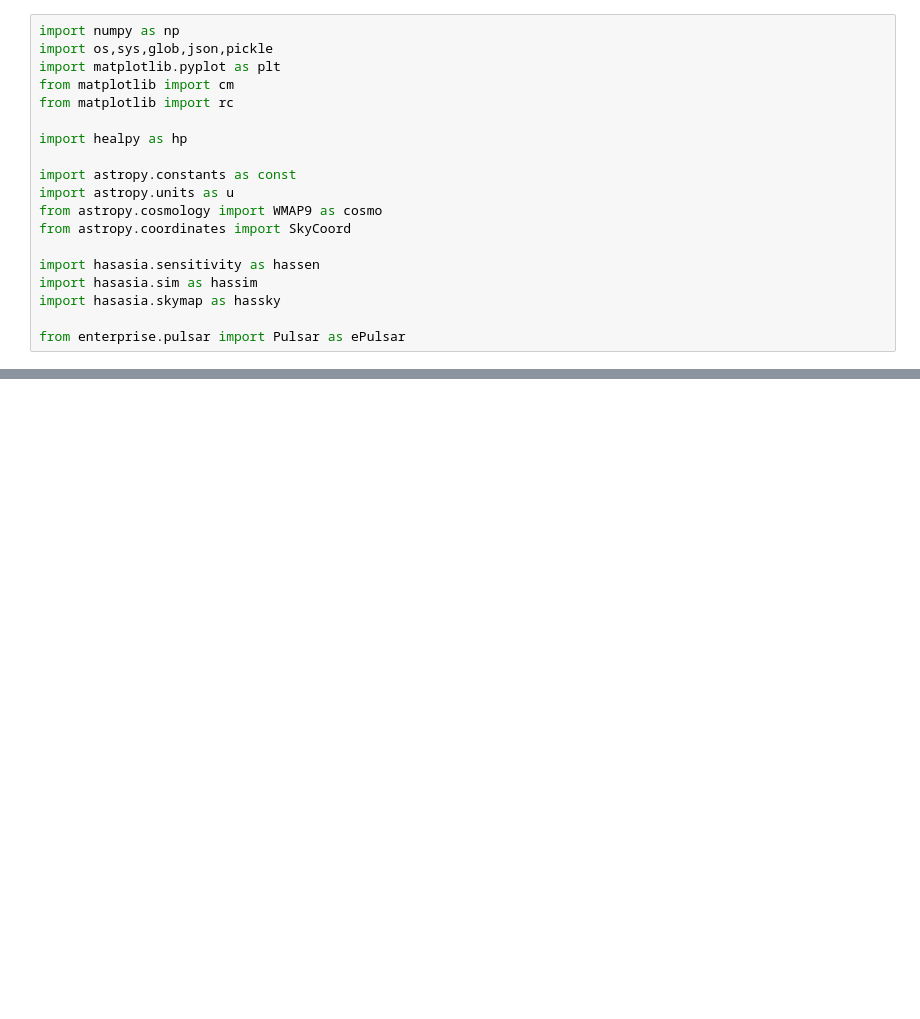
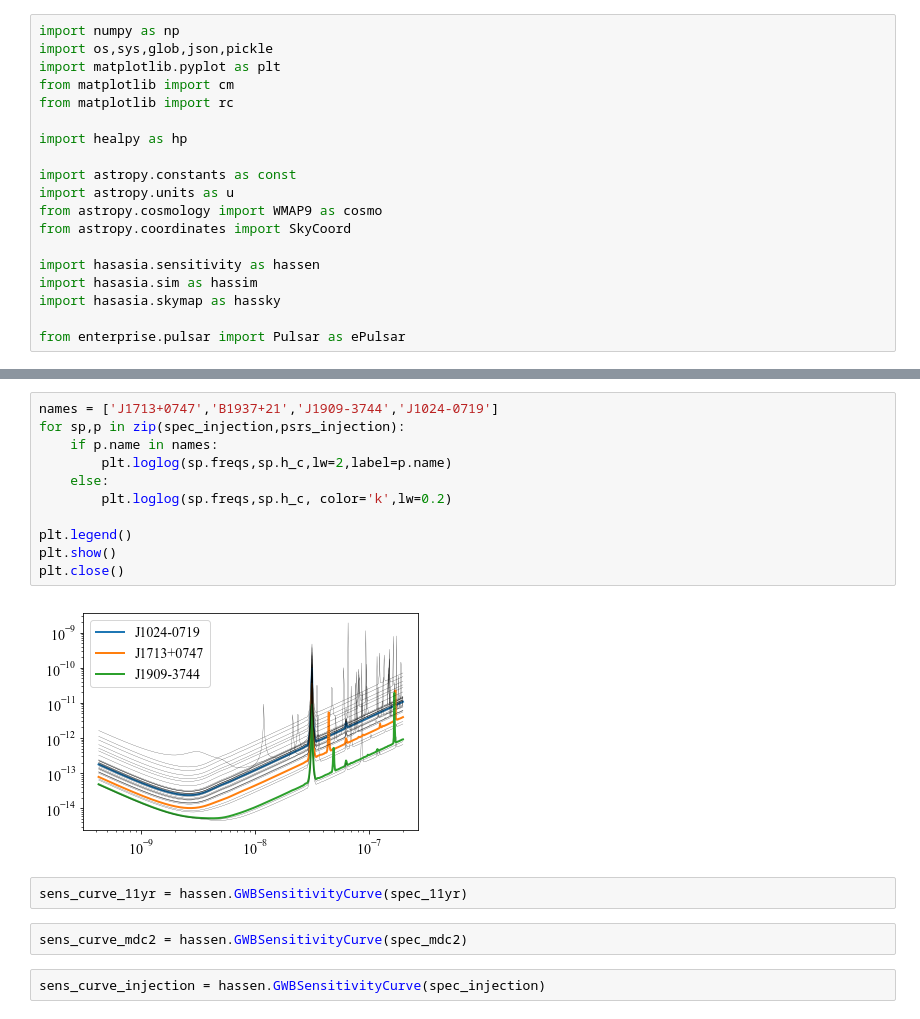
Before and after one commit to LBJ-Wade/NANOGrav, a Jupyter notebook: BackgroundInjections/sensitivity_analysis.ipynb, the cells around one changed output, grey strips where cells are left out. Cells and saved outputs as stored; diff of their text form; blank space fills up the shorter version.

```diff
--- a/BackgroundInjections/sensitivity_analysis.ipynb
+++ b/BackgroundInjections/sensitivity_analysis.ipynb
@@ -138,0 +267,19 @@ INFO: matplotlib.texmanager: No LaTeX-compatible font found for the serif font f
+# %%
+names = ['J1713+0747','B1937+21','J1909-3744','J1024-0719']
+for sp,p in zip(spec_injection,psrs_injection):
+    if p.name in names:
+        plt.loglog(sp.freqs,sp.h_c,lw=2,label=p.name)
+    else:
+        plt.loglog(sp.freqs,sp.h_c, color='k',lw=0.2)
+
+plt.legend()
+plt.show()
+plt.close()
+# %% [output]
+[figure, added]
+# %%
+sens_curve_11yr = hassen.GWBSensitivityCurve(spec_11yr)
+# %%
+sens_curve_mdc2 = hassen.GWBSensitivityCurve(spec_mdc2)
+# %%
+sens_curve_injection = hassen.GWBSensitivityCurve(spec_injection)
```
Also changed, not shown: parts of 50 cells of this notebook.
